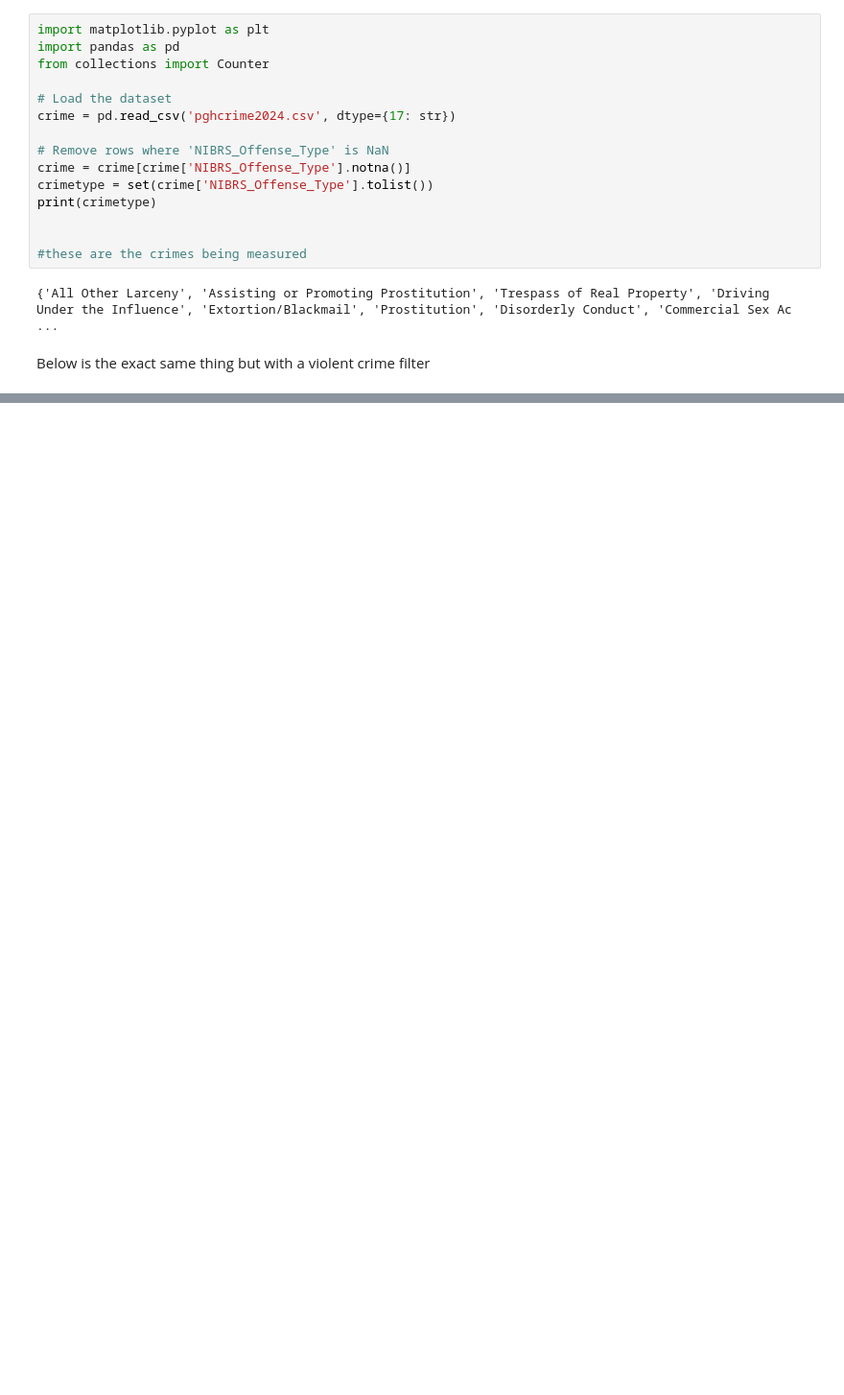
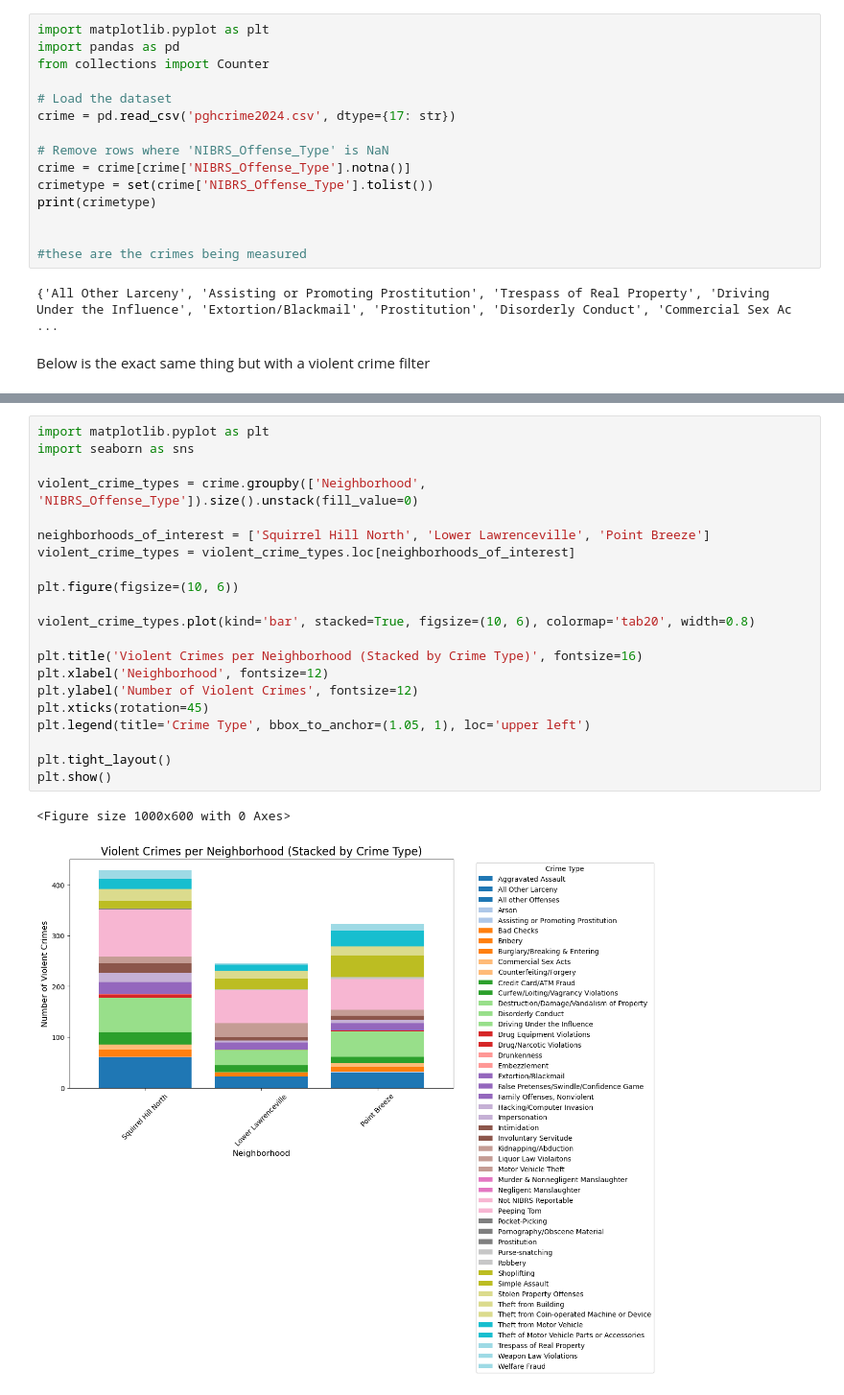
Before and after one commit to TLW94-git/final-project, a Jupyter notebook: Final.ipynb, the cells around one changed output, grey strips where cells are left out. Shown at 96% size. Cells and saved outputs as stored; diff of their text form; blank space fills up the shorter version.

Commit message:
Finished Crime Stats

```diff
--- a/Final.ipynb
+++ b/Final.ipynb
@@ -515,0 +527,24 @@ m
+# %%
+import matplotlib.pyplot as plt
+import seaborn as sns
+
+violent_crime_types = crime.groupby(['Neighborhood', 'NIBRS_Offense_Type']).size().unstack(fill_value=0)
+
+neighborhoods_of_interest = ['Squirrel Hill North', 'Lower Lawrenceville', 'Point Breeze']
+violent_crime_types = violent_crime_types.loc[neighborhoods_of_interest]
+
+plt.figure(figsize=(10, 6))
+
+violent_crime_types.plot(kind='bar', stacked=True, figsize=(10, 6), colormap='tab20', width=0.8)
+
+plt.title('Violent Crimes per Neighborhood (Stacked by Crime Type)', fontsize=16)
+plt.xlabel('Neighborhood', fontsize=12)
+plt.ylabel('Number of Violent Crimes', fontsize=12)
+plt.xticks(rotation=45)
+plt.legend(title='Crime Type', bbox_to_anchor=(1.05, 1), loc='upper left')
+
+plt.tight_layout()
+plt.show()
+# %% [output]
+<Figure size 1000x600 with 0 Axes>
+[figure, added]
```
Also changed, not shown: parts of 3 cells of this notebook, 1 other file.
